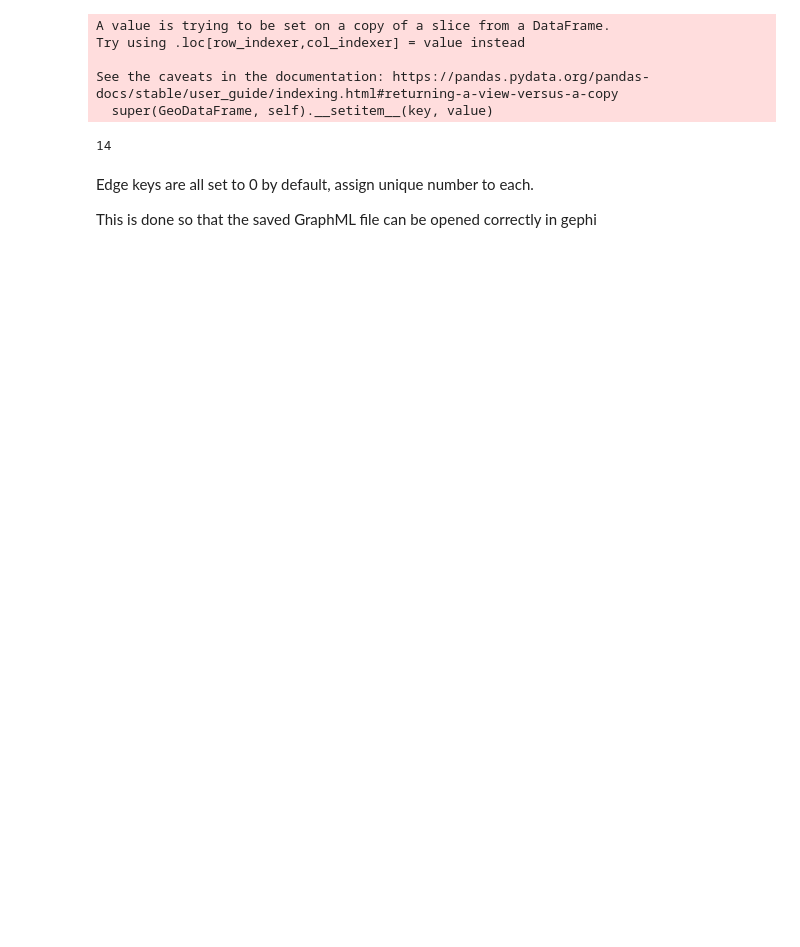
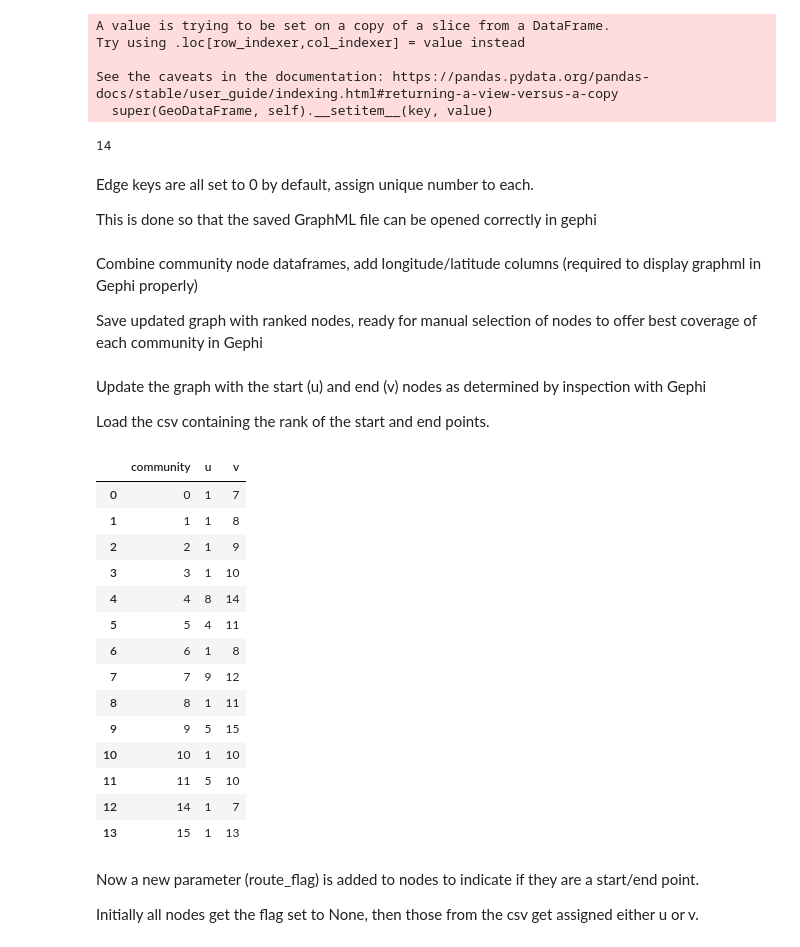
Before and after one commit to ancodia/donegal-bus-routes, a Jupyter notebook: route_planning/notebooks/node_ranking.ipynb, the cells around one changed output. Saved outputs shown, nothing was run; the diff lists cells and outputs as text; code cells hidden in the pictures; blank space fills up the shorter version.

Commit message:
community routes start/end points now flagged

```diff
--- a/route_planning/notebooks/node_ranking.ipynb
+++ b/route_planning/notebooks/node_ranking.ipynb
@@ -90,0 +89,4 @@ nodes = pd.concat(community_nodes)
+# %% [markdown]
+Combine community node dataframes, add longitude/latitude columns (required to display graphml in Gephi properly)
+
+Save updated graph with ranked nodes, ready for manual selection of nodes to offer best coverage of each community in Gephi
@@ -90,0 +100,29 @@ nodes = pd.concat(community_nodes)
+# %% [markdown]
+Update the graph with the start (u) and end (v) nodes as determined by inspection with Gephi
+
+Load the csv containing the rank of the start and end points.
+# %%
+route_nodes = pd.read_csv(f"{config.data_path}/"
+                          f"route_planning/"
+                          f"route_start_end_points.csv")
+route_nodes
+# %% [output]
+|  | community | u | v |
+| 0 | 0 | 1 | 7 |
+| 1 | 1 | 1 | 8 |
+| 2 | 2 | 1 | 9 |
+| 3 | 3 | 1 | 10 |
+| 4 | 4 | 8 | 14 |
+| 5 | 5 | 4 | 11 |
+| 6 | 6 | 1 | 8 |
+| 7 | 7 | 9 | 12 |
+| 8 | 8 | 1 | 11 |
+| 9 | 9 | 5 | 15 |
+| 10 | 10 | 1 | 10 |
+| 11 | 11 | 5 | 10 |
+| 12 | 14 | 1 | 7 |
+| 13 | 15 | 1 | 13 |
+# %% [markdown]
+Now a new parameter (route_flag) is added to nodes to indicate if they are a start/end point.
+
+Initially all nodes get the flag set to None, then those from the csv get assigned either u or v.
```
Also changed, not shown: parts of 14 cells of this notebook, 3 other files.
